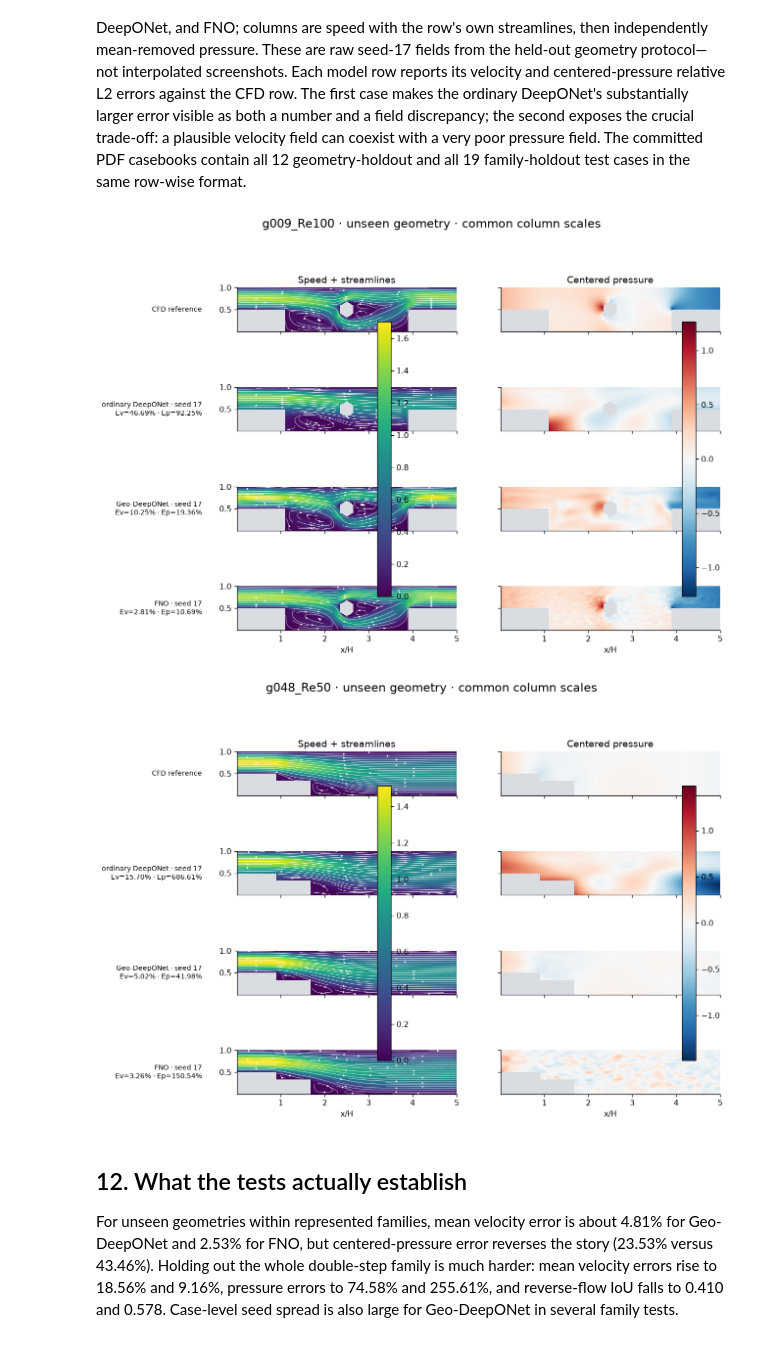
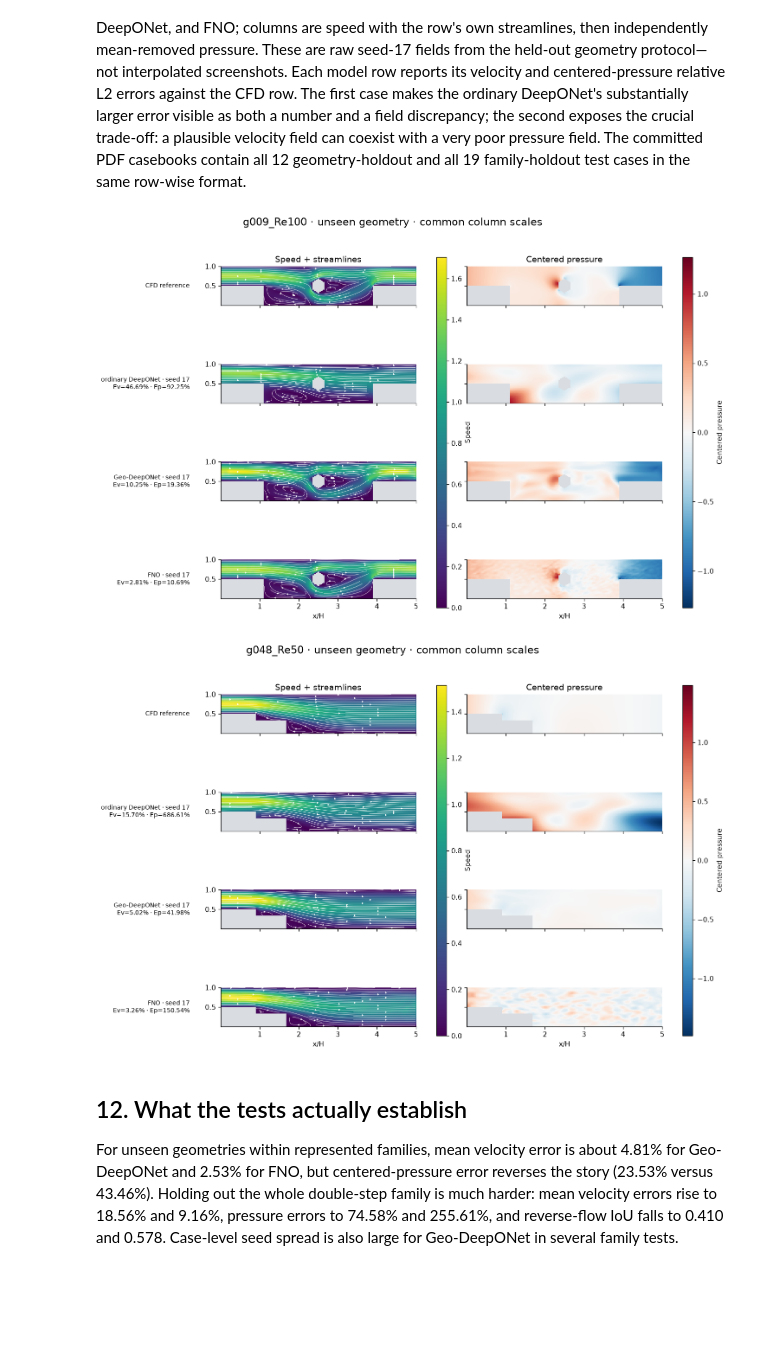
Before and after one commit to Ehsan-Roohi/FlowMLLab, a Jupyter notebook: notebooks/week15/W15_Geometry_Operators_Step_Audit.ipynb, the cells around one changed output. Drawn from its saved outputs; the diff is of its cells as text; code cells hidden in the pictures; blank space fills up the shorter version.

Commit message:
Move Week 15 colorbars outside field panels

```diff
--- a/notebooks/week15/W15_Geometry_Operators_Step_Audit.ipynb
+++ b/notebooks/week15/W15_Geometry_Operators_Step_Audit.ipynb
@@ -722,38 +722,49 @@ def geometry_comparison(case):
     arr=[fs[0]['truth'],fs[1]['prediction'],fs[2]['prediction'],fs[3]['prediction']]
     ny,nx=map(int,fs[0]['shape']); xy=fs[0]['coordinates'].reshape(ny,nx,2)
     x,y=xy[0,:,0],xy[:,0,1]; mask=fs[0]['mask'].reshape(ny,nx)
     aa=[a.reshape(ny,nx,3).astype(float) for a in arr]
     speed=[np.ma.masked_where(~mask,np.hypot(a[:,:,0],a[:,:,1])) for a in aa]
     pressure=[np.ma.masked_where(~mask,a[:,:,2]-a[:,:,2][mask].mean()) for a in aa]
     truth=aa[0]
     labels=['CFD reference']
     for name,pred in zip(['ordinary DeepONet','Geo-DeepONet','FNO'],aa[1:]):
         ev=100*np.linalg.norm((pred[:,:,:2]-truth[:,:,:2])[mask])/np.linalg.norm(truth[:,:,:2][mask])
         pp=pred[:,:,2][mask]-pred[:,:,2][mask].mean()
         pt=truth[:,:,2][mask]-truth[:,:,2][mask].mean()
         ep=100*np.linalg.norm(pp-pt)/np.linalg.norm(pt)
         labels.append(f'{name} · seed 17\nEv={ev:.2f}% · Ep={ep:.2f}%')
     vmax=max(float(v.max()) for v in speed); plim=max(float(np.abs(v).max()) for v in pressure)
-    fig,axs=plt.subplots(4,2,figsize=(12.8,8.8),sharex=True,sharey=True)
+    fig=plt.figure(figsize=(12.8,8.8))
+    grid=fig.add_gridspec(4,4,left=.23,right=.97,top=.89,bottom=.09,
+                          width_ratios=[20,1,20,1],wspace=.20,hspace=.70)
+    axs=np.empty((4,2),dtype=object)
+    for row in range(4):
+        for col,grid_col in enumerate((0,2)):
+            axs[row,col]=fig.add_subplot(grid[row,grid_col],
+                sharex=axs[0,0] if row or col else None,
+                sharey=axs[0,0] if row or col else None)
     for i,(a,label) in enumerate(zip(aa,labels)):
         im0=axs[i,0].pcolormesh(x,y,speed[i],cmap='viridis',vmin=0,vmax=vmax,shading='nearest')
         axs[i,0].streamplot(np.linspace(x[0],x[-1],len(x)),np.linspace(y[0],y[-1],len(y)),
           np.ma.masked_where(~mask,a[:,:,0]),np.ma.masked_where(~mask,a[:,:,1]),
           color='white',density=.85,linewidth=.42,arrowsize=.5)
         im1=axs[i,1].pcolormesh(x,y,pressure[i],cmap='RdBu_r',vmin=-plim,vmax=plim,shading='nearest')
         axs[i,0].set_ylabel(label,rotation=0,ha='right',va='center',labelpad=22,fontsize=9)
         for ax in axs[i]: ax.set_aspect('equal'); ax.set_facecolor('#d9dde2')
+        axs[i,1].tick_params(axis='y',labelleft=False)
+        if i<3:
+            for ax in axs[i]: ax.tick_params(axis='x',labelbottom=False)
     axs[0,0].set_title('Speed + streamlines'); axs[0,1].set_title('Centered pressure')
     for ax in axs[-1]: ax.set_xlabel('x/H')
-    fig.colorbar(im0,ax=axs[:,0],shrink=.72,pad=.015); fig.colorbar(im1,ax=axs[:,1],shrink=.72,pad=.015)
+    fig.colorbar(im0,cax=fig.add_subplot(grid[:,1]),label='Speed')
+    fig.colorbar(im1,cax=fig.add_subplot(grid[:,3]),label='Centered pressure')
     fig.suptitle(case.replace('_medium','')+' · unseen geometry · common column scales',fontsize=15)
-    fig.subplots_adjust(left=.23)
     fig.savefig(NEW/f'generated/{case}_fields.png',dpi=165,bbox_inches='tight'); plt.show()
 
 for case in ['g009_Re100_medium','g048_Re50_medium']: geometry_comparison(case)
 # %% [output]
-[figure, old version]
+[figure, new version]
-[figure, old version]
+[figure, new version]
 # %% [markdown]
 ## 12. What the tests actually establish
 
```
Also changed, not shown: 4 other files.
